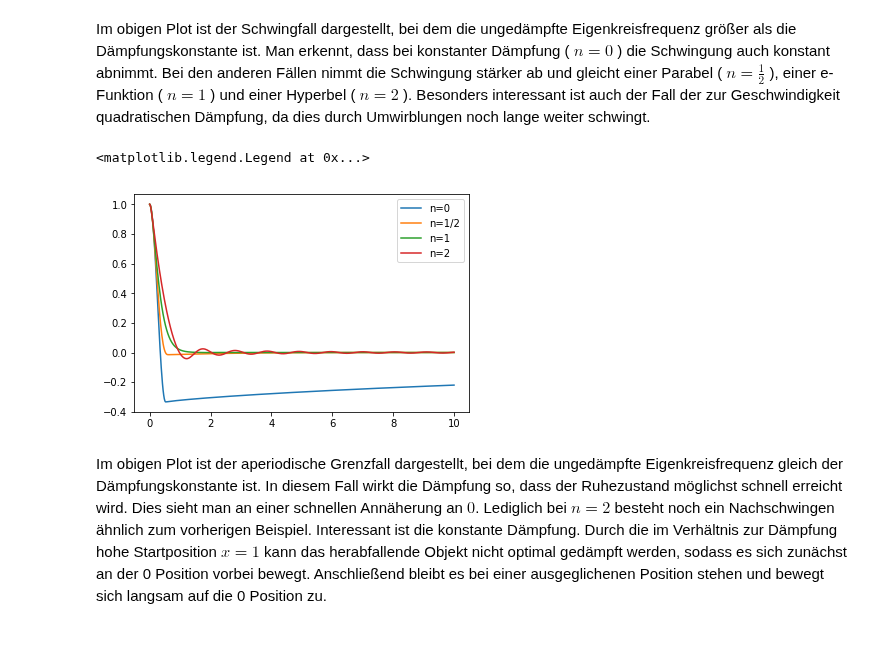
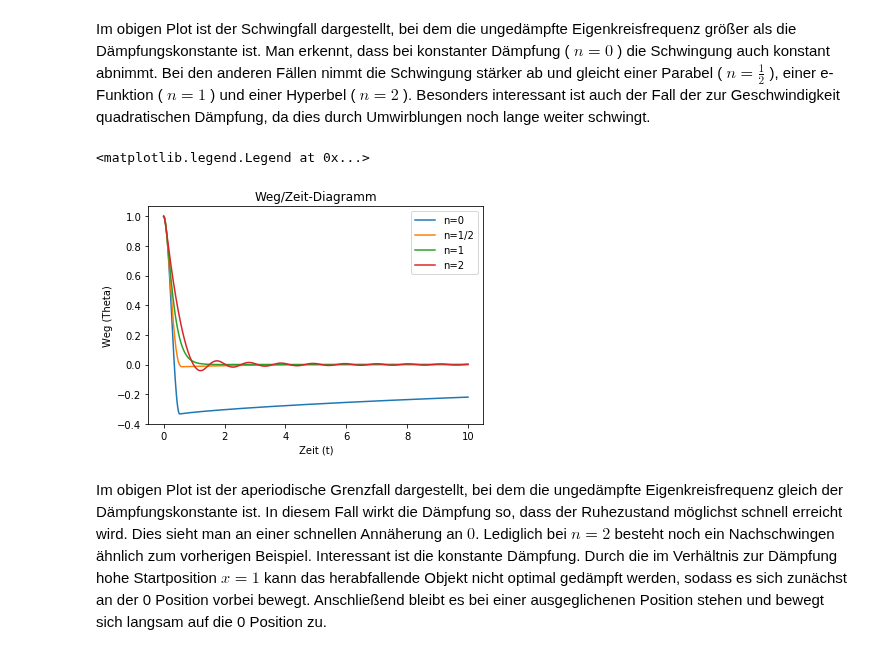
Before and after one commit to darenegade/modellbildung, a Jupyter notebook: Abgabe 3/Abgabe 3.ipynb, the cells around one changed output. Cells and saved outputs as stored; diff of their text form; code cells hidden in the pictures.

```diff
--- a/Abgabe 3/Abgabe 3.ipynb
+++ b/Abgabe 3/Abgabe 3.ipynb
@@ -100,30 +104,34 @@ Im obigen Plot ist der Schwingfall dargestellt, bei dem die ungedämpfte Eigenkr
 # %%
 #Definiton von Konstanten für aperiodischen Grenzfall
 omega0 = 6
 gamma = 6
 
 #Lösung und Plot für n=(0, 1/2, 1, 2)
 
 n=0
 x = odeint(func=swing, y0=x0, t=t)
 plt.plot(t, x[:,0], label="n=0")
 
 n=1/2
 x = odeint(func=swing, y0=x0, t=t)
 plt.plot(t, x[:,0], label="n=1/2")
 
 n=1
 x = odeint(func=swing, y0=x0, t=t)
 plt.plot(t, x[:,0], label="n=1")
 
 n=2
 x = odeint(func=swing, y0=x0, t=t)
 plt.plot(t, x[:,0], label="n=2")
 
+# Plot Beschriftung
+plt.title('Weg/Zeit-Diagramm')
+plt.xlabel('Zeit (t)')
+plt.ylabel('Weg (Theta)')
 plt.legend()
 # %% [output]
 <matplotlib.legend.Legend at 0x...>
-[figure, old version]
+[figure, new version]
 # %% [markdown]
 Im obigen Plot ist der aperiodische Grenzfall dargestellt, bei dem die ungedämpfte Eigenkreisfrequenz gleich der Dämpfungskonstante ist. In diesem Fall wirkt die Dämpfung so, dass der Ruhezustand möglichst schnell erreicht wird. Dies sieht man an einer schnellen Annäherung an $0$. Lediglich bei $n=2$ besteht noch ein Nachschwingen ähnlich zum vorherigen Beispiel. Interessant ist die konstante Dämpfung. Durch die im Verhältnis zur Dämpfung hohe Startposition $x=1$ kann das herabfallende Objekt nicht optimal gedämpft werden, sodass es sich zunächst an der 0 Position vorbei bewegt. Anschließend bleibt es bei einer ausgeglichenen Position stehen und bewegt sich langsam auf die 0 Position zu.
 # %%
```
Also changed, not shown: parts of 26 cells of this notebook, 18 other files.
